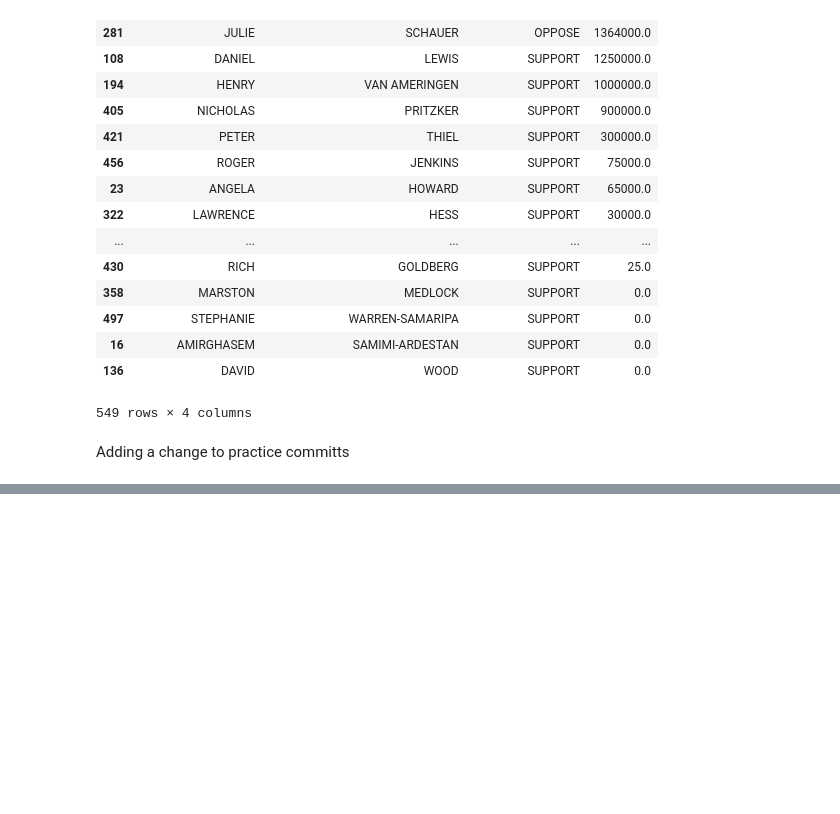
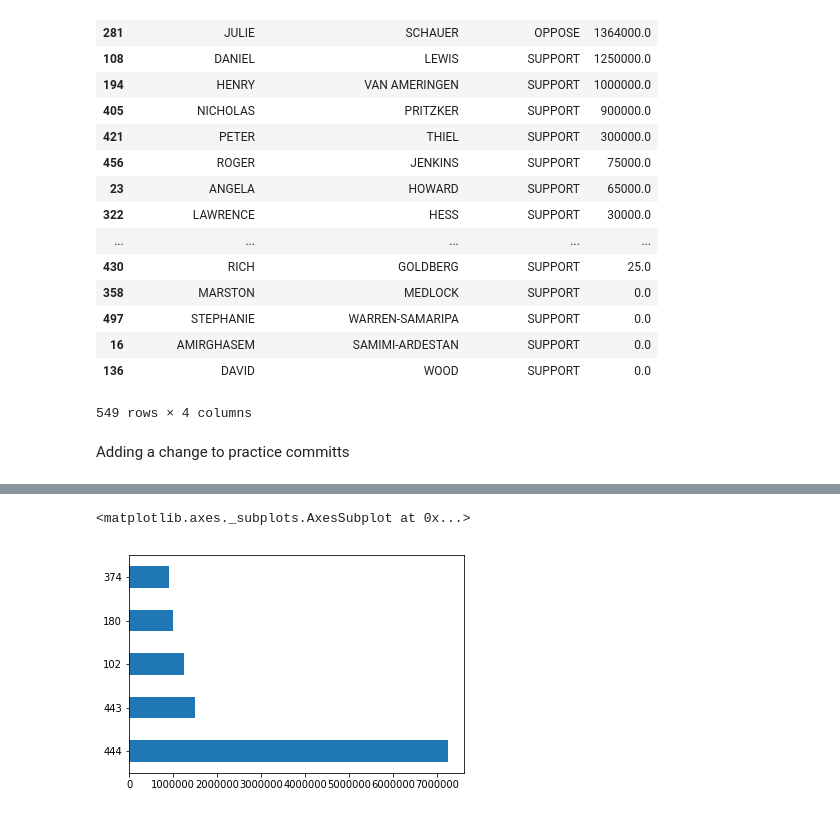
Before and after one commit to datablick/first-python-notebook, a Jupyter notebook: first notebook.ipynb, the cells around one changed output, grey strips where cells are left out. Drawn from its saved outputs; the diff is of its cells as text; code cells hidden in the pictures; blank space fills up the shorter version.

Commit message:
added charts

```diff
--- a/first notebook.ipynb
+++ b/first notebook.ipynb
@@ -31,3 +27,5 @@ NameError: name 'props' is not defined
+# %%
+props = pd.read_csv("http://www.firstpythonnotebook.org/_static/committees.csv")
 # %%
 props.info()
 # %% [output]
@@ -293,0 +296,4 @@ Adding a change to practice committs
+# %%
+top_supporters = support.groupby(
+    ["contributor_firstname", "contributor_lastname"]
+).amount.sum().reset_index().sort_values("amount", ascending=False).head(10)
@@ -293,0 +314,5 @@ Adding a change to practice committs
+# %%
+top_supporters.head(5).amount.plot.barh()
+# %% [output]
+<matplotlib.axes._subplots.AxesSubplot at 0x...>
+[figure, added]
```
Also changed, not shown: parts of 16 cells of this notebook.
